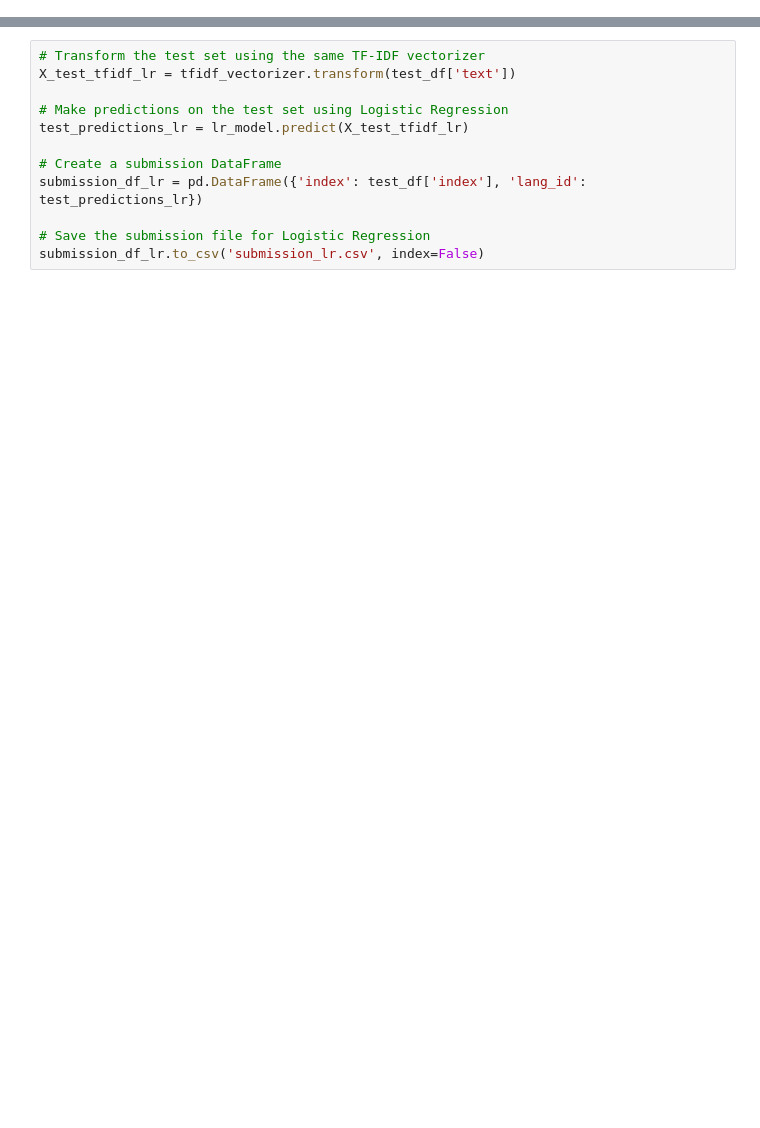
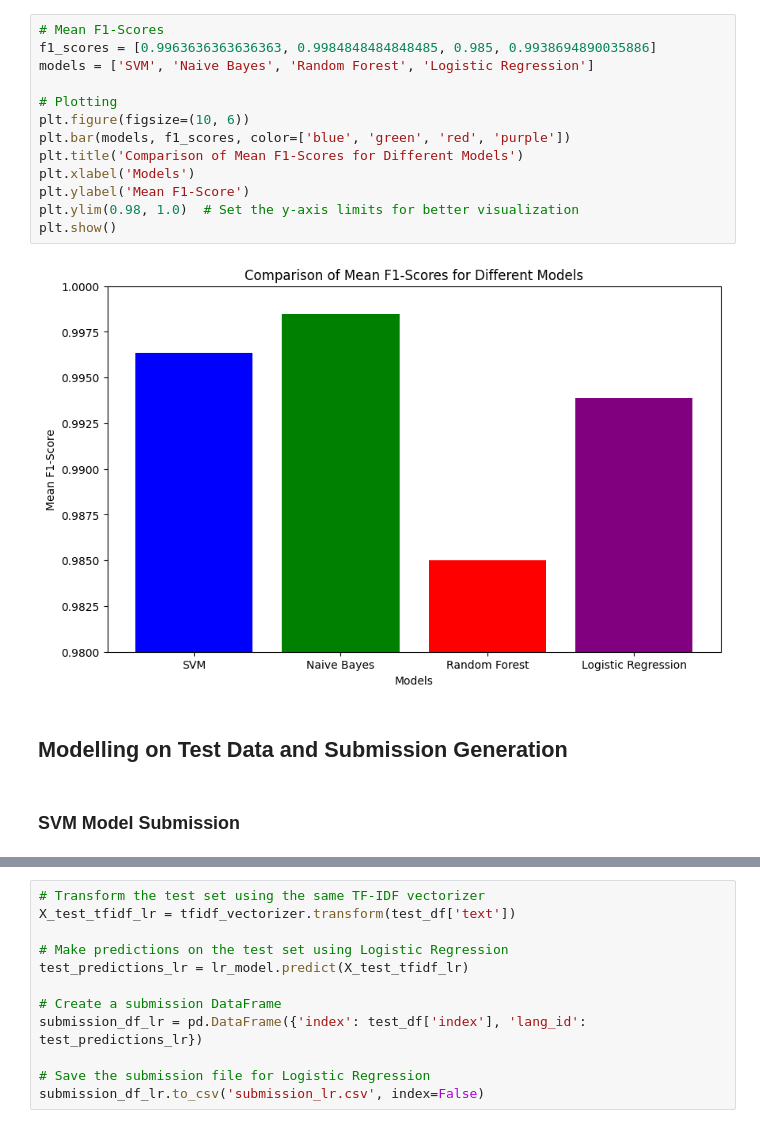
Before and after one commit to Reegs001220/2023-Hackathon, a Jupyter notebook: Hackathon_Notebook.ipynb, the cells around one changed output, grey strips where cells are left out. Saved outputs shown, nothing was run; the diff lists cells and outputs as text; blank space fills up the shorter version.

Commit message:
hyperparameter tuning, evaluation graphs

```diff
--- a/Hackathon_Notebook.ipynb
+++ b/Hackathon_Notebook.ipynb
@@ -249,0 +433,19 @@ submission_df_rf.to_csv('submission_rf.csv', index=False)
+# %%
+# Mean F1-Scores
+f1_scores = [0.9963636363636363, 0.9984848484848485, 0.985, 0.9938694890035886]
+models = ['SVM', 'Naive Bayes', 'Random Forest', 'Logistic Regression']
+
+# Plotting
+plt.figure(figsize=(10, 6))
+plt.bar(models, f1_scores, color=['blue', 'green', 'red', 'purple'])
+plt.title('Comparison of Mean F1-Scores for Different Models')
+plt.xlabel('Models')
+plt.ylabel('Mean F1-Score')
+plt.ylim(0.98, 1.0)  # Set the y-axis limits for better visualization
+plt.show()
+# %% [output]
+[figure, added]
+# %% [markdown]
+## Modelling on Test Data and Submission Generation
+# %% [markdown]
+### SVM Model Submission
```
Also changed, not shown: parts of 51 cells of this notebook, 4 other files.
